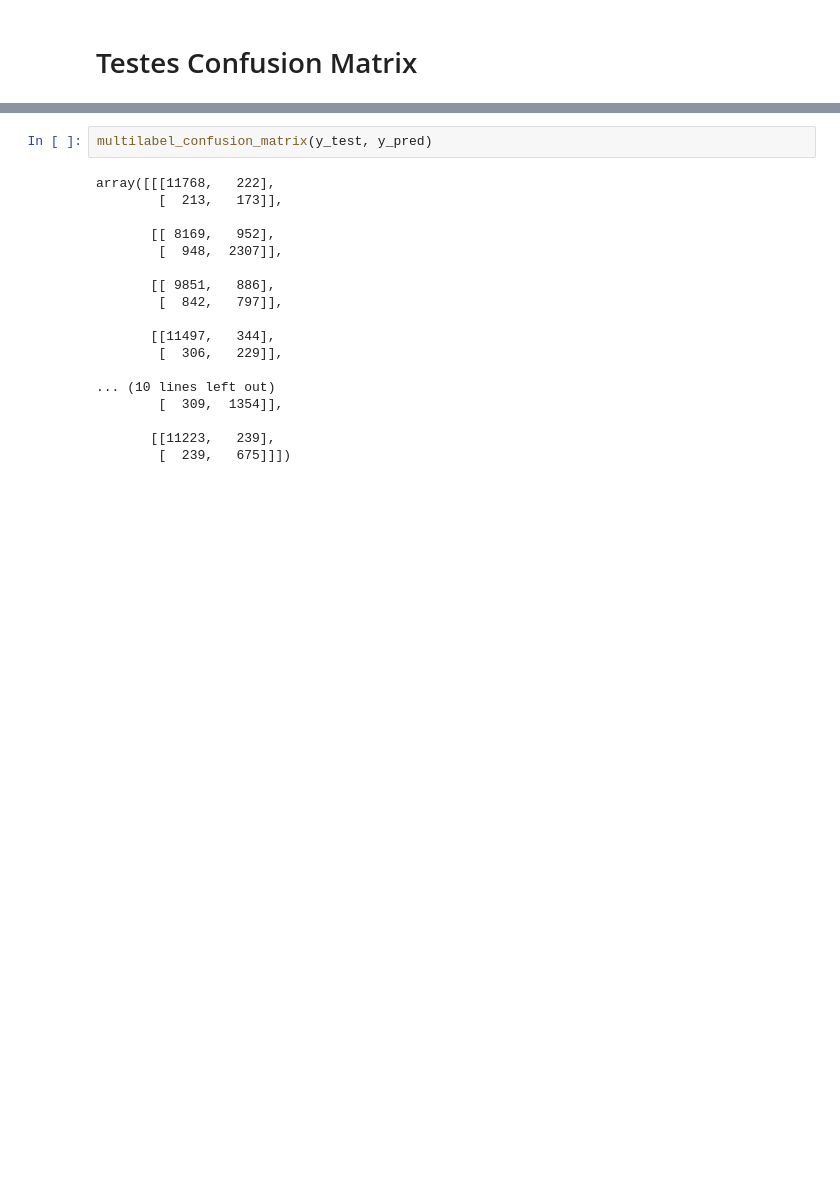
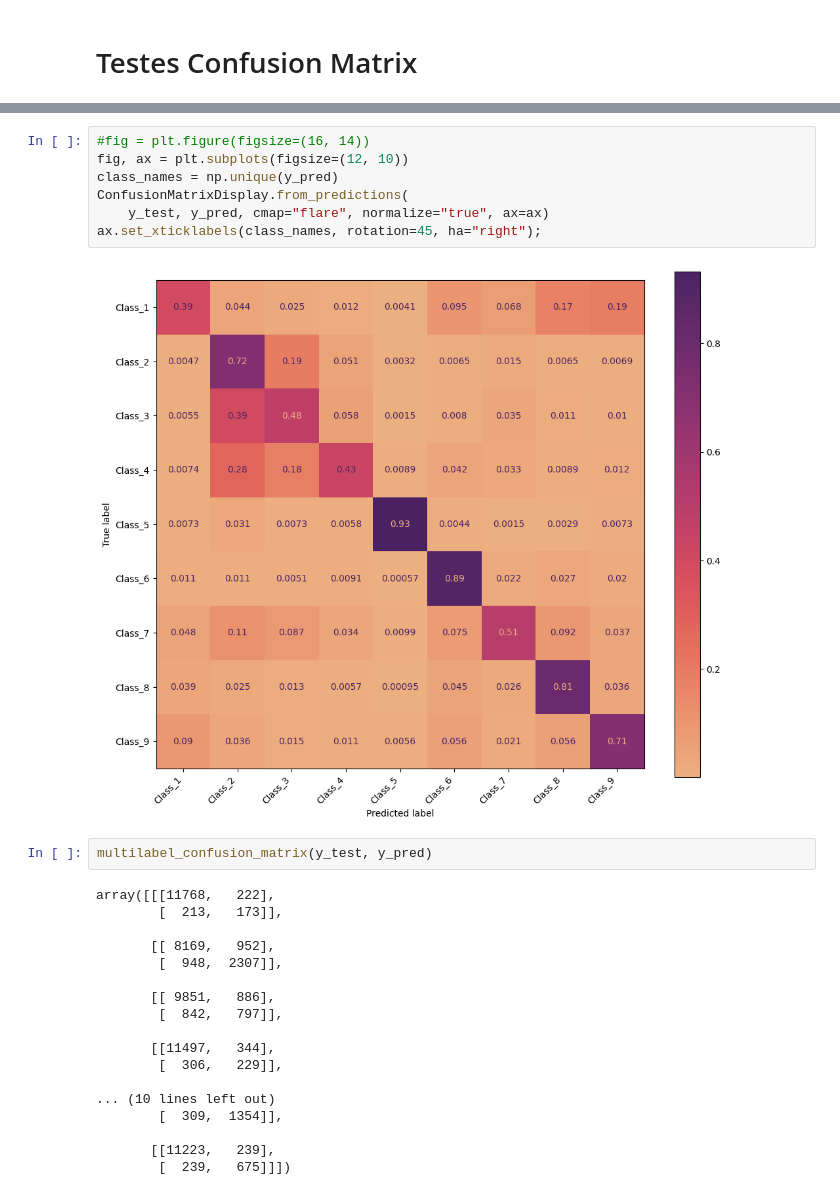
Before and after one commit to olini/pes-aprendizagem-maquina-1, a Jupyter notebook: notebook.ipynb, the cells around one changed output, grey strips where cells are left out. Drawn from its saved outputs; the diff is of its cells as text; blank space fills up the shorter version.

```diff
--- a/notebook.ipynb
+++ b/notebook.ipynb
@@ -167,3 +183,12 @@ Fold 10 - Melhores parametros: {'class_weight': None, 'criterion': 'gini'} | F1
+# %%
+#fig = plt.figure(figsize=(16, 14))
+fig, ax = plt.subplots(figsize=(12, 10))
+class_names = np.unique(y_pred)
+ConfusionMatrixDisplay.from_predictions(
+    y_test, y_pred, cmap="flare", normalize="true", ax=ax)
+ax.set_xticklabels(class_names, rotation=45, ha="right");
+# %% [output]
+[figure, added]
 # %%
 multilabel_confusion_matrix(y_test, y_pred)
 # %% [output]
```
Also changed, not shown: parts of 6 cells of this notebook.
